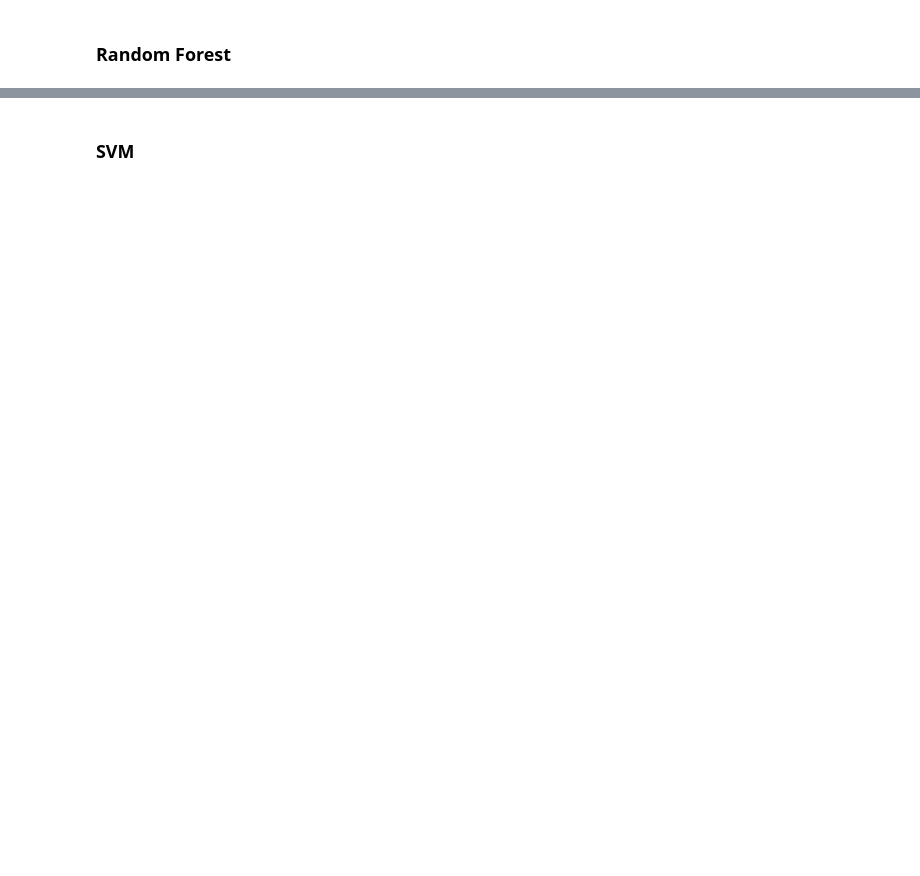
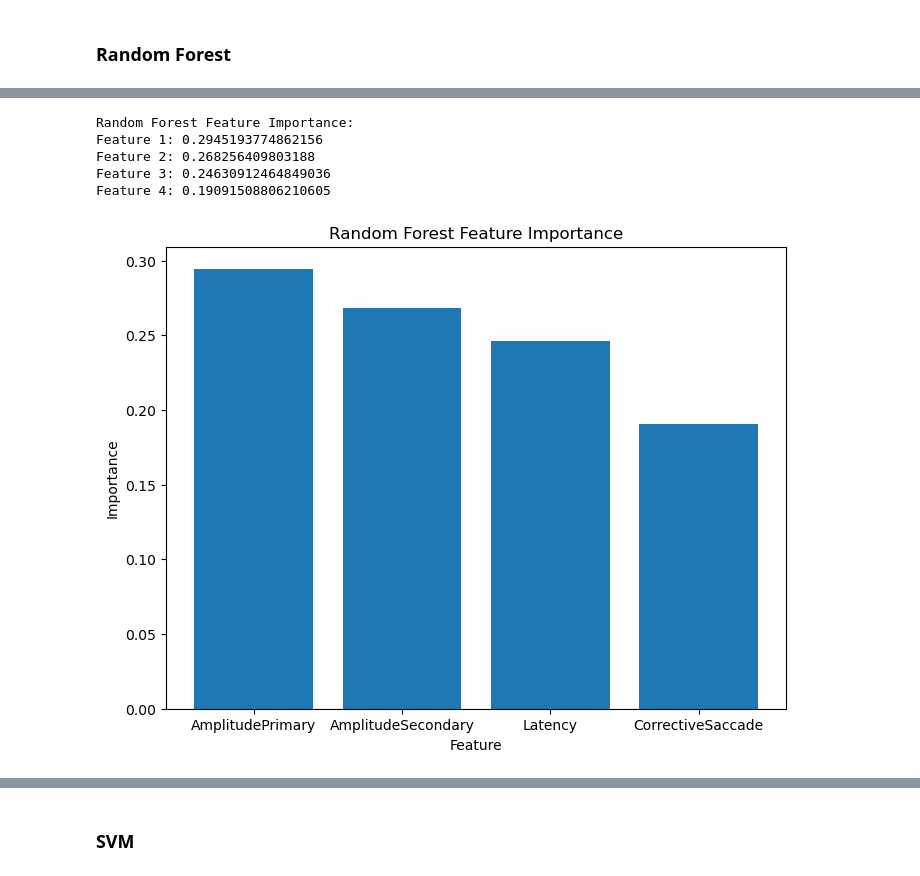
Before and after one commit to AI4VSLab/amblyopia, a Jupyter notebook: MLModels-Balanced Data.ipynb, the cells around one changed output, grey strips where cells are left out. Drawn from its saved outputs; the diff is of its cells as text; code cells hidden in the pictures; blank space fills up the shorter version.

```diff
--- a/MLModels-Balanced Data.ipynb
+++ b/MLModels-Balanced Data.ipynb
@@ -171,0 +173,20 @@ Best Score: 0.5157894736842106
+# %%
+feature_importances_rf = model.feature_importances_
+
+print("Random Forest Feature Importance:")
+for i, importance in enumerate(feature_importances_rf):
+    print(f"Feature {i+1}: {importance}")
+# Create bar plot
+plt.figure(figsize=(8, 6))
+plt.bar(range(len(feature_importances_rf)), feature_importances_rf, tick_label=['AmplitudePrimary', 'AmplitudeSecondary', 'Latency', "CorrectiveSaccade"])
+plt.title('Random Forest Feature Importance')
+plt.xlabel('Feature')
+plt.ylabel('Importance')
+plt.show()
+# %% [output]
+Random Forest Feature Importance:
+Feature 1: 0.2945193774862156
+Feature 2: 0.268256409803188
+Feature 3: 0.24630912464849036
+Feature 4: 0.19091508806210605
+[figure, added]
```
Also changed, not shown: parts of 39 cells of this notebook.
